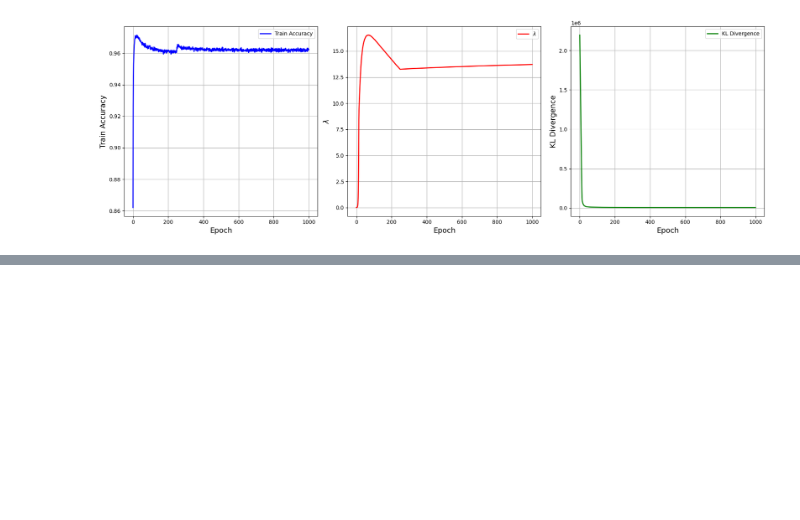
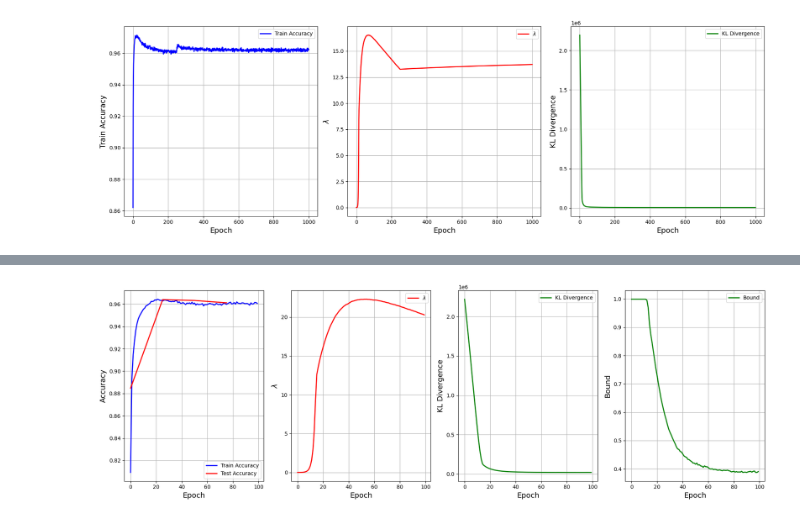
Before and after one commit to Antoinelunven/Bayesian_ML, a Jupyter notebook: Projet_PAC_Bayes.ipynb, the cells around one changed output, grey strips where cells are left out. Saved outputs shown, nothing was run; the diff lists cells and outputs as text; code cells hidden in the pictures; blank space fills up the shorter version.

```diff
--- a/Projet_PAC_Bayes.ipynb
+++ b/Projet_PAC_Bayes.ipynb
@@ -553,0 +1018,35 @@ Epoch 1000 / 1000: Train Acc = 0.9623, λ = 13.7178, Bound:0.1772, B_RE = 0.0919
+# %%
+# Plots
+f, arr = plt.subplots(1, 4, figsize=(18, 6))
+
+arr[0].plot(train_accs, lw=2, label="Train Accuracy", color="blue")
+arr[0].plot(idx, test_accs, lw=2, label="Test Accuracy", color="red")
+arr[0].set_ylabel("Accuracy", fontsize=14)
+arr[0].set_xlabel("Epoch", fontsize=14)
+arr[0].legend()
+arr[0].grid()
+
+arr[1].plot(lambdas, lw=2, label=r"$\lambda$", color="red")
+arr[1].set_ylabel(r"$\lambda$", fontsize=14)
+arr[1].set_xlabel("Epoch", fontsize=14)
+arr[1].legend()
+arr[1].grid()
+
+# Plot KL Divergence
+arr[2].plot(kl_values, lw=2, label="KL Divergence", color="green")
+arr[2].set_ylabel("KL Divergence", fontsize=14)
+arr[2].set_xlabel("Epoch", fontsize=14)
+arr[2].legend()
+arr[2].grid()
+
+# Plot Bound
+arr[3].plot(bounds, lw=2, label="Bound", color="green")
+arr[3].set_ylabel("Bound", fontsize=14)
+arr[3].set_xlabel("Epoch", fontsize=14)
+arr[3].legend()
+arr[3].grid()
+
+plt.tight_layout()
+plt.show()
+# %% [output]
+[figure, added]
```
Also changed, not shown: parts of 14 cells of this notebook, 2 other files.
